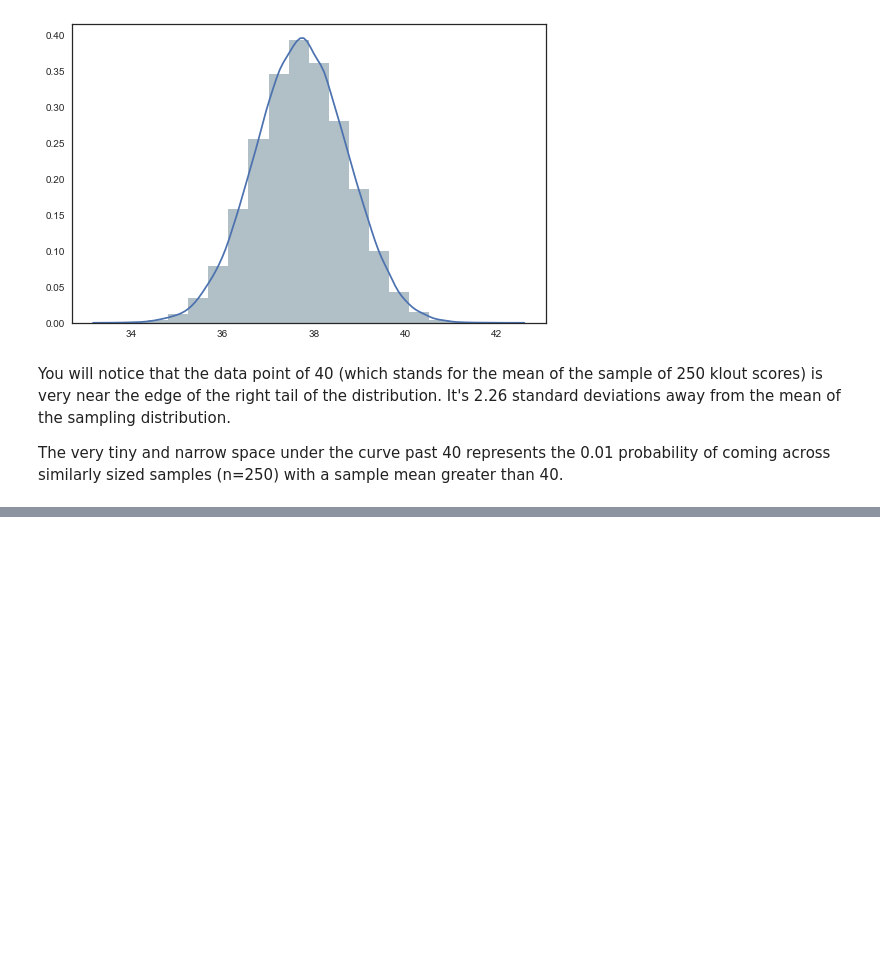
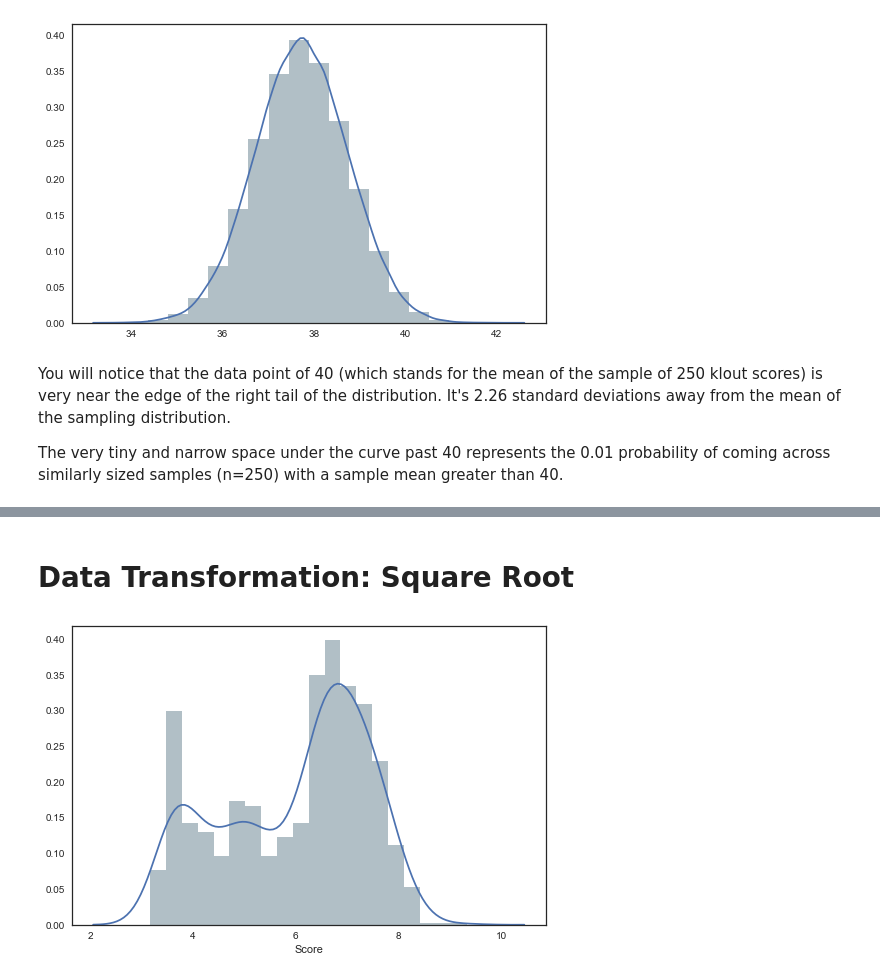
Before and after one commit to mugofjoe/inferential-statistics, a Jupyter notebook: 01 Introduction and Review.ipynb, the cells around one changed output, grey strips where cells are left out. Cells and saved outputs as stored; diff of their text form; code cells hidden in the pictures; blank space fills up the shorter version.

```diff
--- a/01 Introduction and Review.ipynb
+++ b/01 Introduction and Review.ipynb
@@ -295,0 +401,7 @@ The very tiny and narrow space under the curve past 40 represents the 0.01 proba
+# %% [markdown]
+# Data Transformation: Square Root
+# %%
+klout_scores_sqrt = klout_scores.apply(np.sqrt)
+sns.distplot(klout_scores_sqrt, bins=20, hist_kws={"alpha": 0.7, "color": current_palette});
+# %% [output]
+[figure, added]
```
Also changed, not shown: parts of 20 cells of this notebook.
